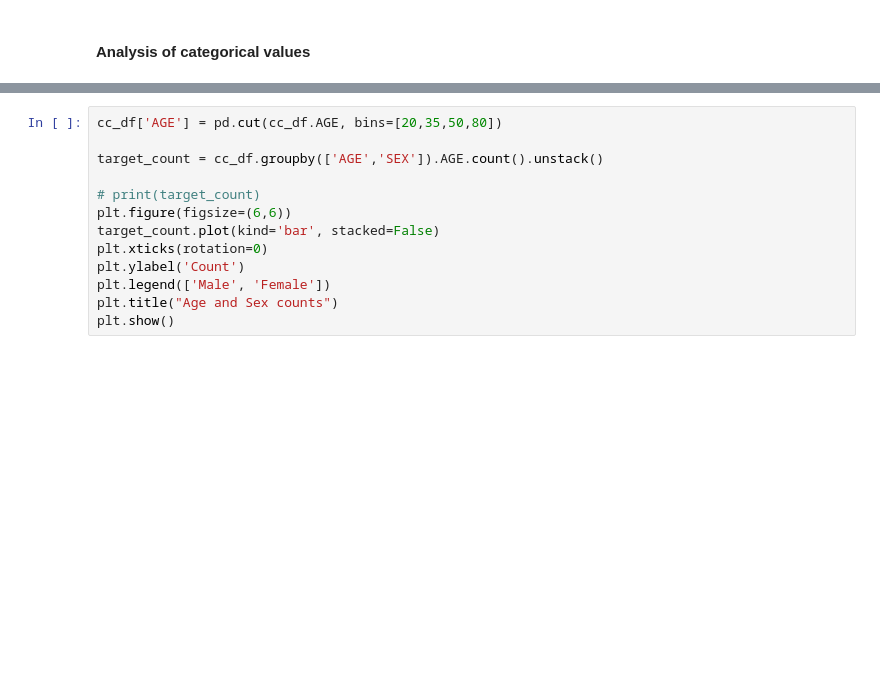
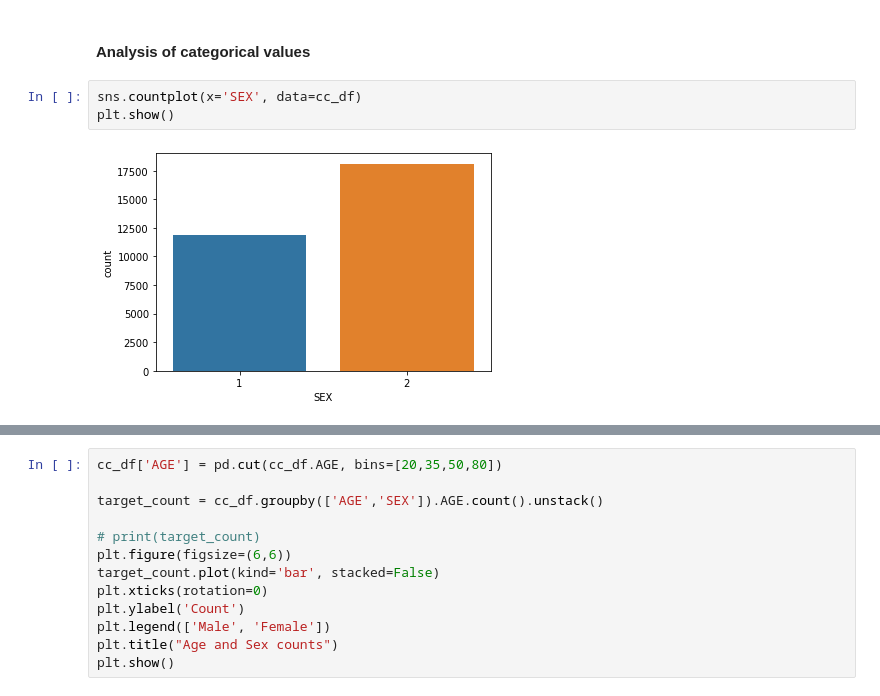
Before and after one commit to Bryan-Suelo/machine_learning, a Jupyter notebook: default_credit_card_clients/default_credit_card.ipynb, the cells around one changed output, grey strips where cells are left out. Saved outputs shown, nothing was run; the diff lists cells and outputs as text; blank space fills up the shorter version.

```diff
--- a/default_credit_card_clients/default_credit_card.ipynb
+++ b/default_credit_card_clients/default_credit_card.ipynb
@@ -209,3 +195,8 @@ plt.show()
 [figure]
 # %% [markdown]
 #### Analysis of categorical values
+# %%
+sns.countplot(x='SEX', data=cc_df)
+plt.show()
+# %% [output]
+[figure, added]
```
Also changed, not shown: parts of 38 cells of this notebook.
